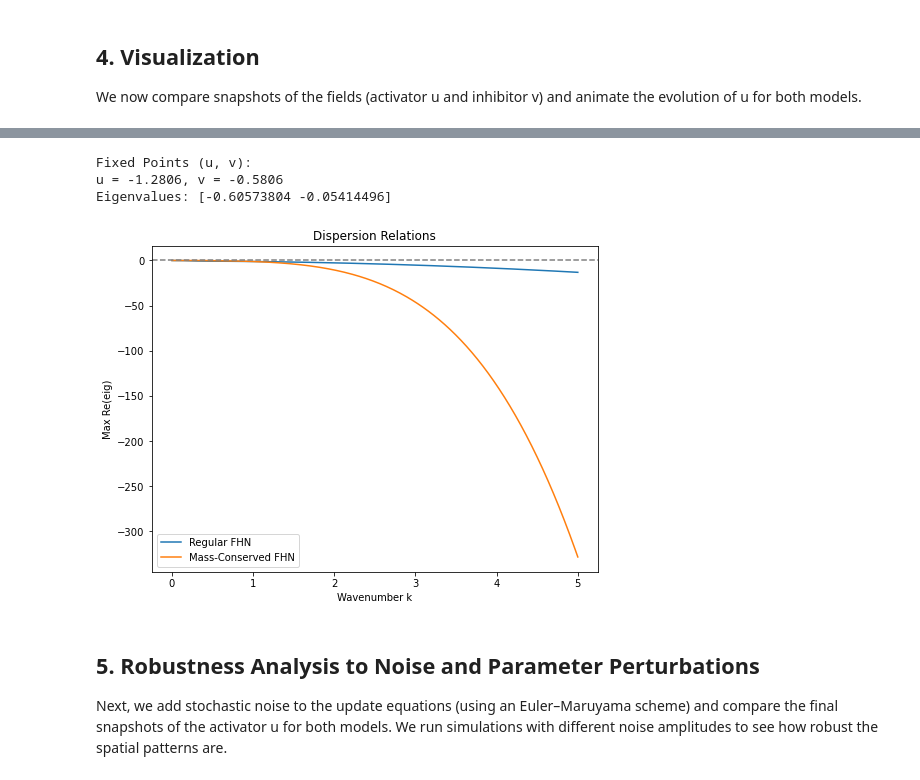
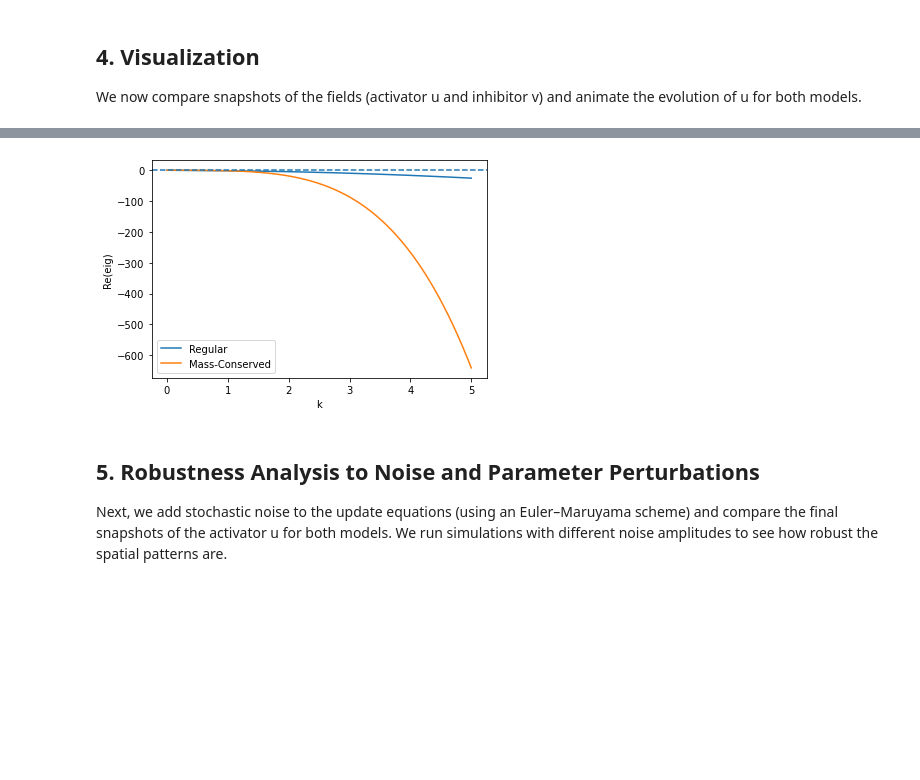
Before and after one commit to RedaElassooudi/Dynamics-and-Waves-in-Regular-vs.-Mass-Conserved-FitzHugh-Nagumo-Systems, a Jupyter notebook: code/fhn_model.ipynb, the cells around one changed output, grey strips where cells are left out. Drawn from its saved outputs; the diff is of its cells as text; code cells hidden in the pictures; blank space fills up the shorter version.

```diff
--- a/code/fhn_model.ipynb
+++ b/code/fhn_model.ipynb
@@ -389,0 +265,17 @@ plt.tight_layout(); plt.show()
+# %%
+# Compute stable time-step dt and sampling interval
+domain = (0, 200)
+n_space = 100
+Du, Dv = 1.0, 2.0
+
+#dx = 1
+
+dx = (domain[1] - domain[0]) / n_space
+dt_max = dx**4 / (8 * Du)
+dt = min(0.01, dt_max * 0.5)
+print(f"Using dt = {dt:.5f} (<= stability limit {dt_max:.5f})")
+
+# Choose how often to save frames (to limit memory)
+# e.g., save_every = 50 means store 1 frame every 50 steps
+save_every = 50
+print(f"Saving every {save_every} steps.")
@@ -390,22 +319,14 @@ plt.tight_layout(); plt.show()
 # %%
-# 2) Fixed-Point & Dispersion
-analyze_fp(a, b, epsilon)
-u_fp_vals, _ = steady_state_fp(a, b)
-u_fp = u_fp_vals[0]
-ks = np.linspace(0, 5, 300)
-disp_reg = np.array([dispersion_reg(k, u_fp, epsilon, b, Du, Dv) for k in ks])
-disp_mc  = np.array([dispersion_mc(k, u_fp, epsilon, b, Du, Dv) for k in ks])
-plt.figure(figsize=(8,6))
-plt.plot(ks, disp_reg, label='Regular FHN')
-plt.plot(ks, disp_mc, label='Mass-Conserved FHN')
-plt.axhline(0, linestyle='--', color='gray')
-plt.xlabel('Wavenumber k'); plt.ylabel('Max Re(eig)')
-plt.title('Dispersion Relations'); plt.legend(); plt.show()
+# Dispersion plot
+ks = np.linspace(0,5,300)
+disp_reg, disp_mc = dispersion_relation(a, b, epsilon, Du, Dv, ks)
+plt.plot(ks, disp_reg, label='Regular')
+plt.plot(ks, disp_mc, label='Mass-Conserved')
+plt.axhline(0, linestyle='--')
+plt.xlabel('k'); plt.ylabel('Re(eig)')
+plt.legend(); plt.show()
 # %% [output]
-Fixed Points (u, v):
-u = -1.2806, v = -0.5806
-Eigenvalues: [-0.60573804 -0.05414496]
-[figure, old version]
+[figure, new version]
 # %% [markdown]
 ## 5. Robustness Analysis to Noise and Parameter Perturbations
 
```
Also changed, not shown: parts of 16 cells of this notebook.
